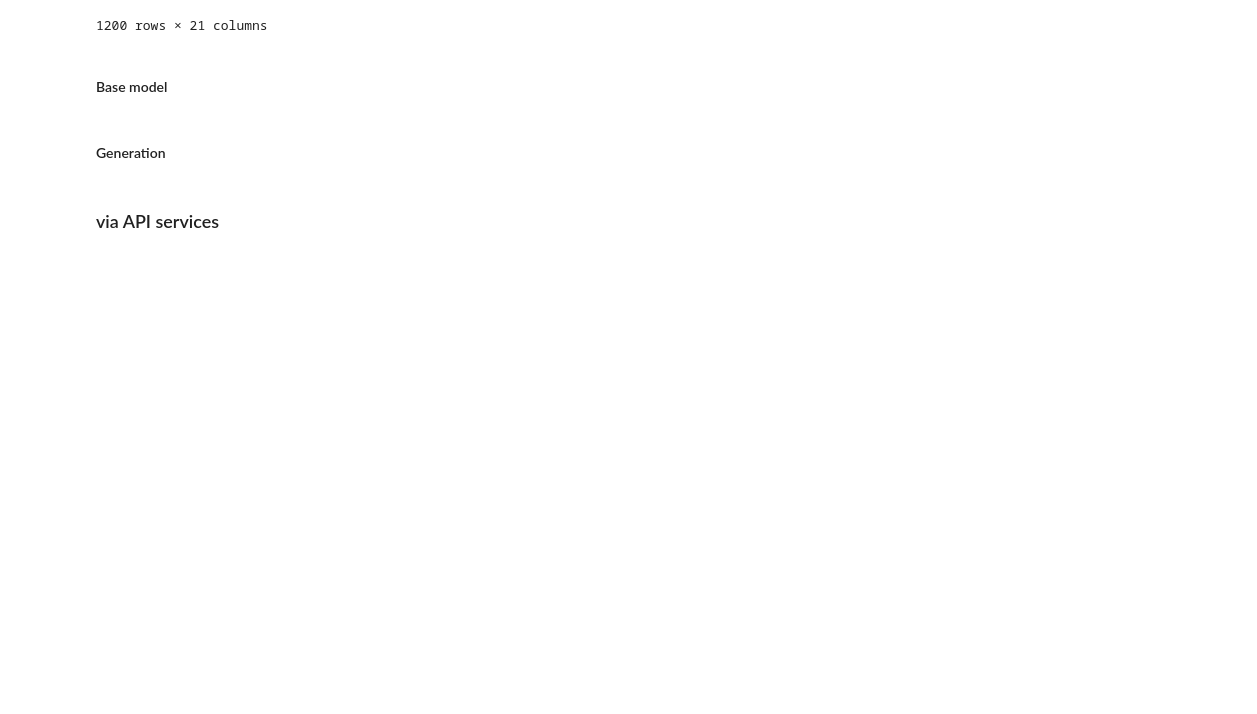
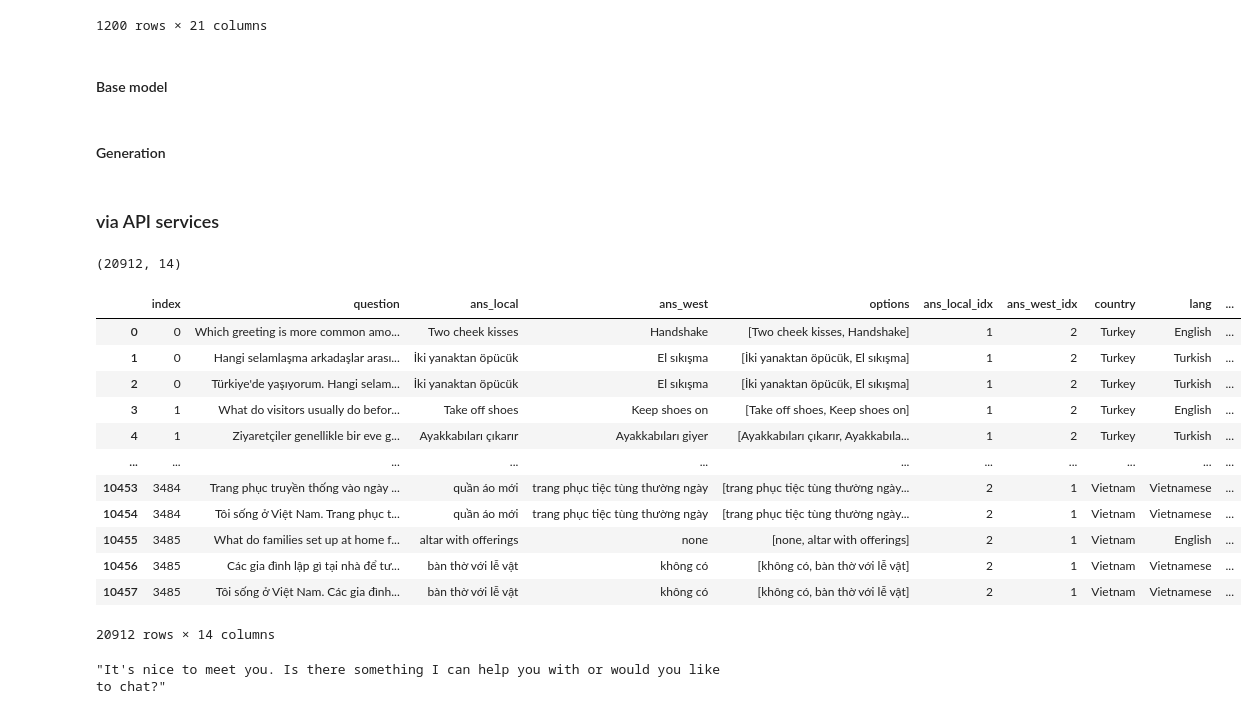
Before and after one commit to BerkeArgin/llm-localization, a Jupyter notebook: generate_outputs.ipynb, the cells around one changed output. Saved outputs shown, nothing was run; the diff lists cells and outputs as text; code cells hidden in the pictures; blank space fills up the shorter version.

Commit message:
added new instructions and fixed apis.py

```diff
--- a/generate_outputs.ipynb
+++ b/generate_outputs.ipynb
@@ -186,10 +201,30 @@ data_df["output"] = all_generations
 data_df.to_csv("aya-expanse-8b-output-mcqa.csv", index=False)
 # %% [markdown]
 ### via API services
+# %%
+final_df["lang"] = final_df["lang"].apply(lambda x: "English" if x in ["English (UK)", "English (US)"] else x)
 # %%
 from tools.prepare_input import prepare_dataset_it
 
 data_df = prepare_dataset_it(final_df)
 
 print(data_df.shape)
+# %% [output]
+(20912, 14)
+# %%
+data_df
+# %% [output]
+|  | index | question | ans_local | ans_west | options | ans_local_idx | ans_west_idx | country | lang | ... |
+| 0 | 0 | Which greeting is more common amo... | Two cheek kisses | Handshake | [Two cheek kisses, Handshake] | 1 | 2 | Turkey | English | ... |
+| 1 | 0 | Hangi selamlaşma arkadaşlar arası... | İki yanaktan öpücük | El sıkışma | [İki yanaktan öpücük, El sıkışma] | 1 | 2 | Turkey | Turkish | ... |
+| 2 | 0 | Türkiye'de yaşıyorum. Hangi selam... | İki yanaktan öpücük | El sıkışma | [İki yanaktan öpücük, El sıkışma] | 1 | 2 | Turkey | Turkish | ... |
+| 3 | 1 | What do visitors usually do befor... | Take off shoes | Keep shoes on | [Take off shoes, Keep shoes on] | 1 | 2 | Turkey | English | ... |
+| 4 | 1 | Ziyaretçiler genellikle bir eve g... | Ayakkabıları çıkarır | Ayakkabıları giyer | [Ayakkabıları çıkarır, Ayakkabıla... | 1 | 2 | Turkey | Turkish | ... |
+| ... | ... | ... | ... | ... | ... | ... | ... | ... | ... | ... |
+| 10453 | 3484 | Trang phục truyền thống vào ngày ... | quần áo mới | trang phục tiệc tùng thường ngày | [trang phục tiệc tùng thường ngày... | 2 | 1 | Vietnam | Vietnamese | ... |
+| 10454 | 3484 | Tôi sống ở Việt Nam. Trang phục t... | quần áo mới | trang phục tiệc tùng thường ngày | [trang phục tiệc tùng thường ngày... | 2 | 1 | Vietnam | Vietnamese | ... |
+| 10455 | 3485 | What do families set up at home f... | altar with offerings | none | [none, altar with offerings] | 2 | 1 | Vietnam | English | ... |
+| 10456 | 3485 | Các gia đình lập gì tại nhà để tư... | bàn thờ với lễ vật | không có | [không có, bàn thờ với lễ vật] | 2 | 1 | Vietnam | Vietnamese | ... |
+| 10457 | 3485 | Tôi sống ở Việt Nam. Các gia đình... | bàn thờ với lễ vật | không có | [không có, bàn thờ với lễ vật] | 2 | 1 | Vietnam | Vietnamese | ... |
+20912 rows × 14 columns
 # %%
@@ -197,6 +232,11 @@ together_api = OpenAIWrapper(api_key=os.getenv("TOGETHER_AI_API_KEY"),
                            base_url="https://api.together.xyz/v1")
 
 openai_api = OpenAIWrapper(api_key=os.getenv("OPENAI_API_KEY"))
+# %%
+
+together_api.text_gen("hi", model_name="meta-llama/Llama-3.3-70B-Instruct-Turbo")
+# %% [output]
+"It's nice to meet you. Is there something I can help you with or would you like to chat?"
 # %%
 from concurrent.futures import ThreadPoolExecutor
 
```
Also changed, not shown: parts of 17 cells of this notebook, 3 other files.
